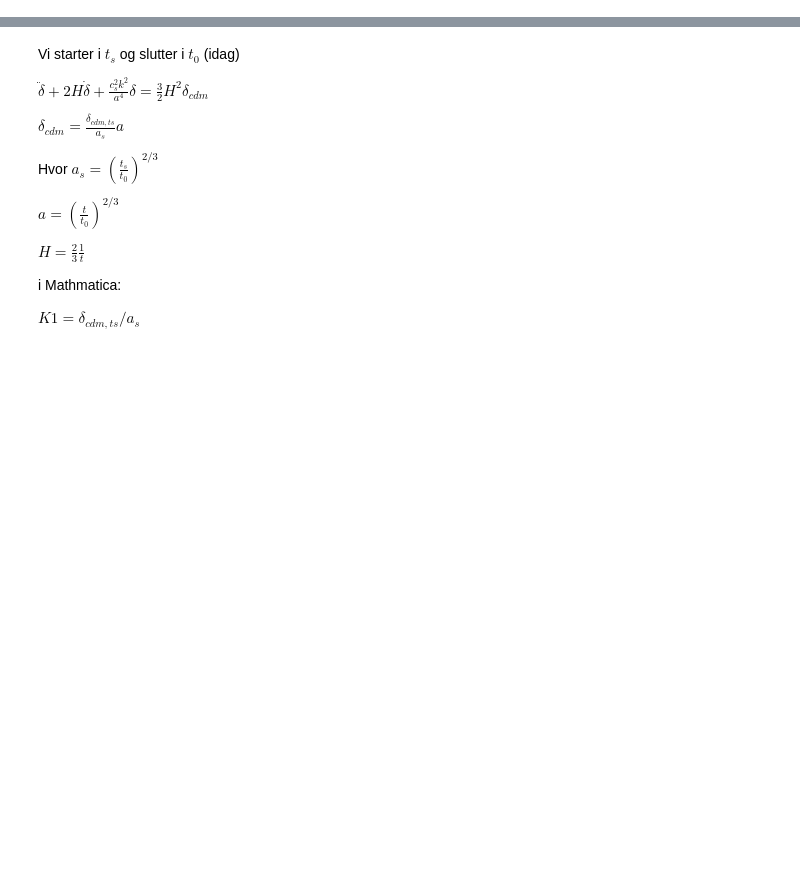
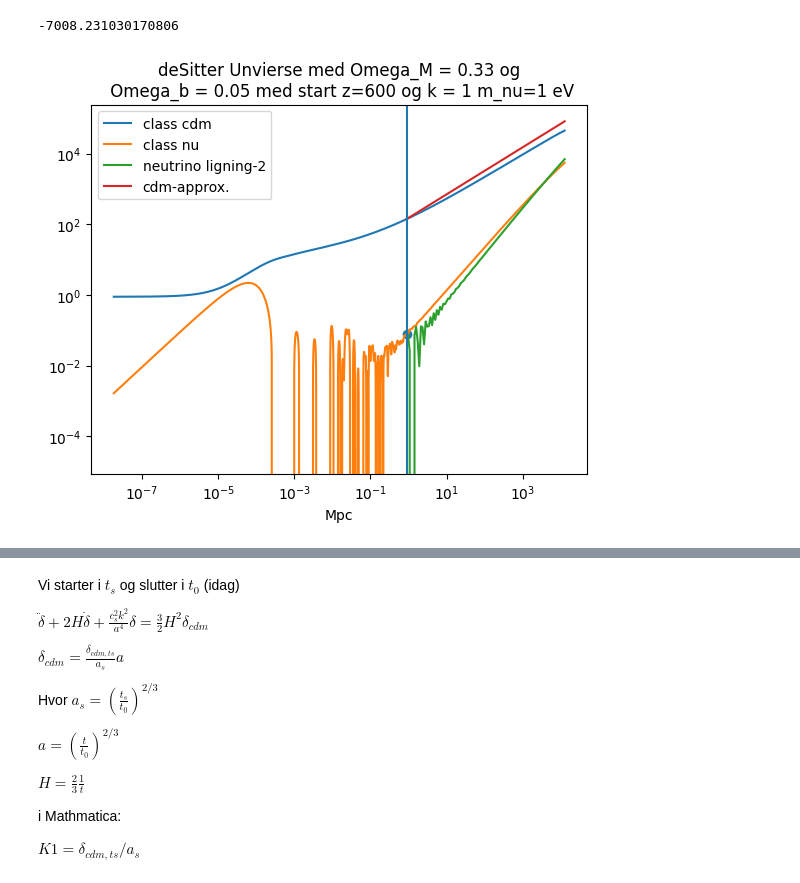
Before and after one commit to eriksteenberg/Power-spectrum-Test, a Jupyter notebook: Ultra-vigtig.ipynb, the cells around one changed output, grey strips where cells are left out. Cells and saved outputs as stored; diff of their text form; code cells hidden in the pictures; blank space fills up the shorter version.

```diff
--- a/Ultra-vigtig.ipynb
+++ b/Ultra-vigtig.ipynb
@@ -165,2 +204,8 @@ print(t2-t1)
+# %%
+TEST(kvec=[1],k_ind=0,z=600,mv_test=1,Omega_M = 0.33,Omega_b=0.05)
+#plt.title("deSitter Unvierse med Omega_M = %s og Omega_b = %s" %(0.33,0.005))
+# %% [output]
+-7008.231030170806
+[figure, added]
 # %%
 
```
Also changed, not shown: parts of 8 cells of this notebook.
